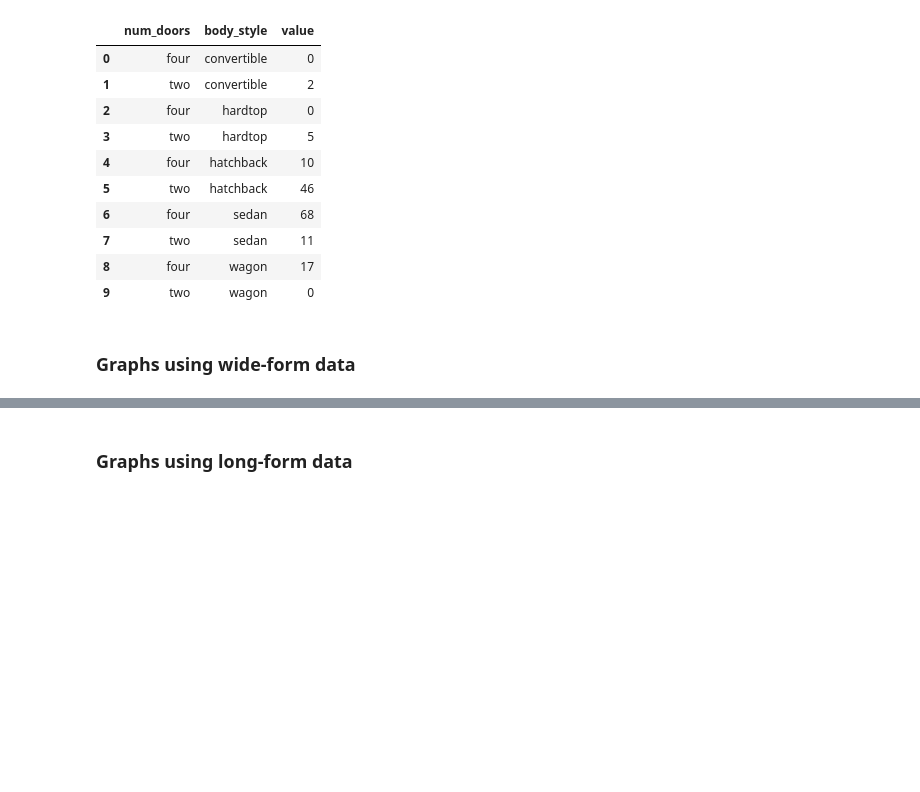
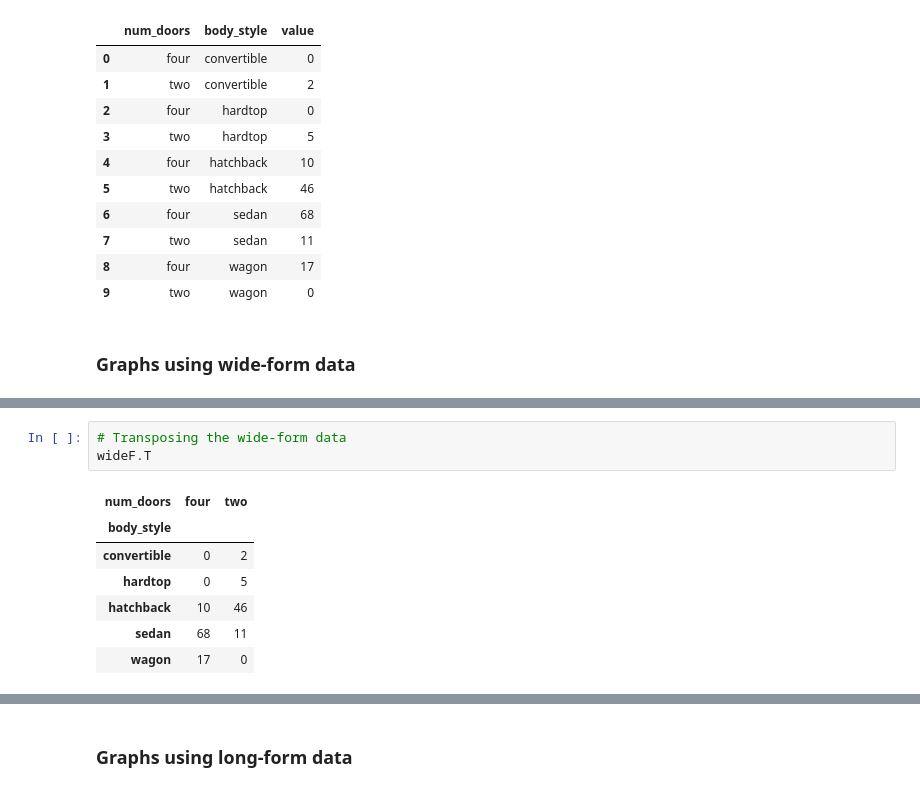
Before and after one commit to Goliath-Research/Data-Visualization, a Jupyter notebook: Plotly-Dash/02-morePlotly.ipynb, the cells around one changed output, grey strips where cells are left out. Cells and saved outputs as stored; diff of their text form; blank space fills up the shorter version.

```diff
--- a/Plotly-Dash/02-morePlotly.ipynb
+++ b/Plotly-Dash/02-morePlotly.ipynb
@@ -257,3 +258,14 @@ fig_wd = px.bar(wideF, facet_row="body_style",
 fig_wd.show()
 # %% [output]
 [interactive output not drawn]
+# %%
+# Transposing the wide-form data
+wideF.T
+# %% [output]
+| num_doors | four | two |
+| body_style |  |  |
+| convertible | 0 | 2 |
+| hardtop | 0 | 5 |
+| hatchback | 10 | 46 |
+| sedan | 68 | 11 |
+| wagon | 17 | 0 |
```
Also changed, not shown: parts of 5 cells of this notebook, 8 other files.
